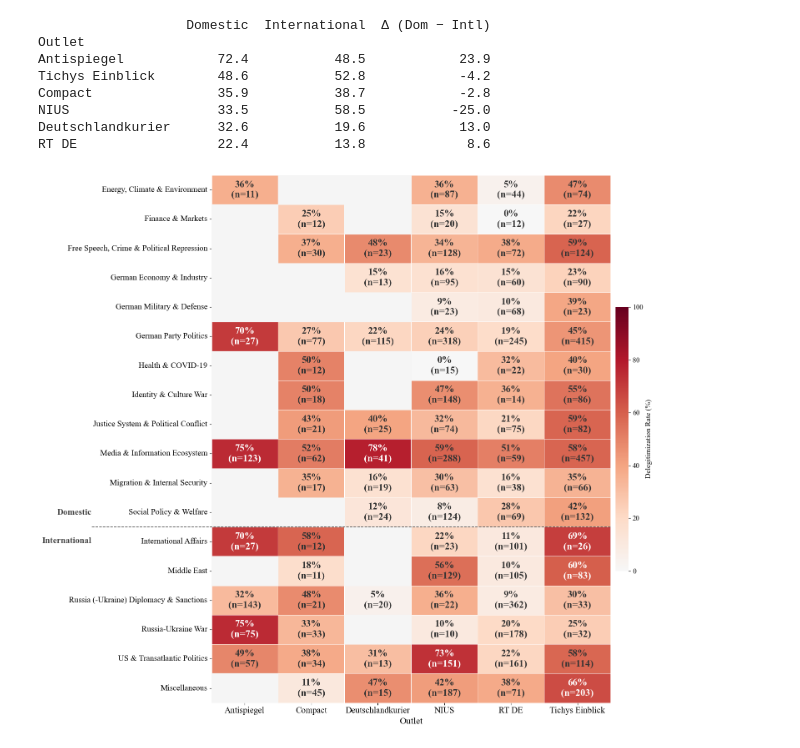
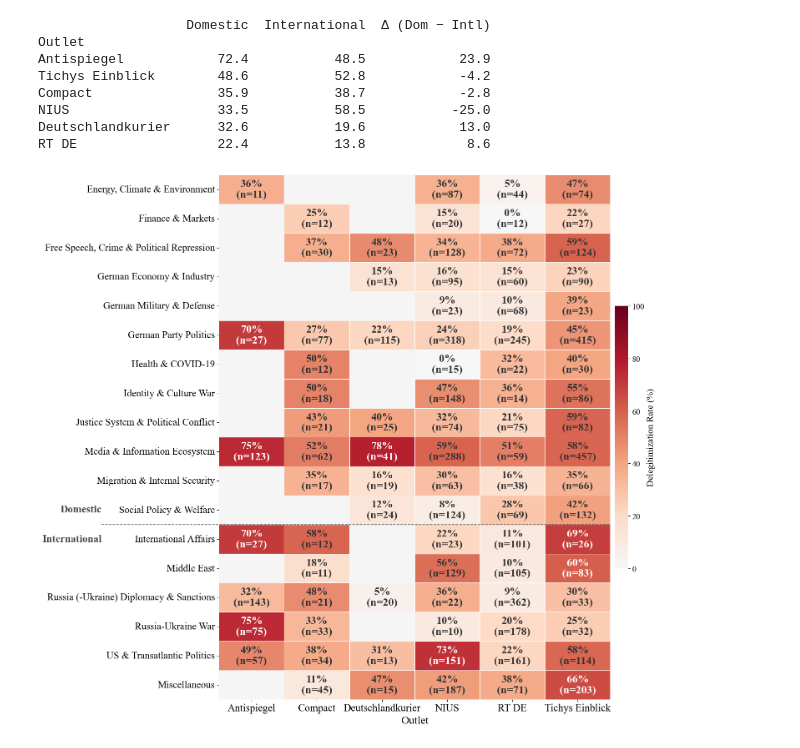
Before and after one commit to mattishaumann/Thesis, a Jupyter notebook: 03_Framing/03_Framing_Analysis/Framing_Results_Topics.ipynb, the cells around one changed output. Cells and saved outputs as stored; diff of their text form; code cells hidden in the pictures.

```diff
--- a/03_Framing/03_Framing_Analysis/Framing_Results_Topics.ipynb
+++ b/03_Framing/03_Framing_Analysis/Framing_Results_Topics.ipynb
@@ -203,40 +209,40 @@ def _add_geo_brackets(ax, clusters_ordered):
     ax.plot([-0.30, 1.0], [sep_y, sep_y], color="#555555", linewidth=1.2,
             linestyle="--", zorder=4, transform=ax.get_yaxis_transform(), clip_on=False)
     ax.text(-0.30, sep_y - 0.35, "Domestic", ha="right", va="bottom",
-            fontsize=15, color="#444444", fontweight="bold",
+            fontsize=18, color="#444444", fontweight="bold",
             transform=ax.get_yaxis_transform(), clip_on=False)
     ax.text(-0.30, sep_y + 0.35, "International", ha="right", va="top",
-            fontsize=15, color="#444444", fontweight="bold",
+            fontsize=18, color="#444444", fontweight="bold",
             transform=ax.get_yaxis_transform(), clip_on=False)
 
 fig, ax = plt.subplots(figsize=(max(16, 2.6 * len(all_outlets)),
                                 max(11, 0.75 * len(sorted_clusters))))
 
 sns.heatmap(rate_plot, ax=ax, annot=False,
             cmap=THESIS_SEQ, vmin=0, vmax=100,
             linewidths=0.4, linecolor="white",
             cbar_kws={"label": "Delegitimization Rate (%)", "shrink": 0.5, "pad": 0.01})
 
-ax.figure.axes[-1].yaxis.label.set_size(13)
-ax.figure.axes[-1].tick_params(labelsize=12)
+ax.figure.axes[-1].yaxis.label.set_size(16)
+ax.figure.axes[-1].tick_params(labelsize=14)
 
 for ri, cluster in enumerate(sorted_clusters):
     for ci, outlet in enumerate(all_outlets):
         val = rate_plot.at[cluster, outlet]
         n   = total_vis.at[cluster, outlet]
         if np.isnan(val):
             ax.add_patch(plt.Rectangle((ci, ri), 1, 1, color="#f5f5f5", zorder=2))
         else:
             ax.text(ci + 0.5, ri + 0.5, f"{val:.0f}%\n(n={int(n)})",
-                    ha="center", va="center", fontsize=17, fontweight="bold",
+                    ha="center", va="center", fontsize=19, fontweight="bold",
                     color="white" if val > 60 else "#333333", zorder=3)
 
-ax.set_xlabel("Outlet", fontsize=16)
+ax.set_xlabel("Outlet", fontsize=19)
 ax.set_ylabel("")
-ax.tick_params(axis="x", labelsize=15)
-ax.tick_params(axis="y", labelsize=14)
+ax.tick_params(axis="x", labelsize=18)
+ax.tick_params(axis="y", labelsize=17)
 _add_geo_brackets(ax, sorted_clusters)
 plt.tight_layout()
 plt.show()
 # %% [output]
-[figure, old version]
+[figure, new version]
```
Also changed, not shown: parts of 2 cells of this notebook, 5 other files.
